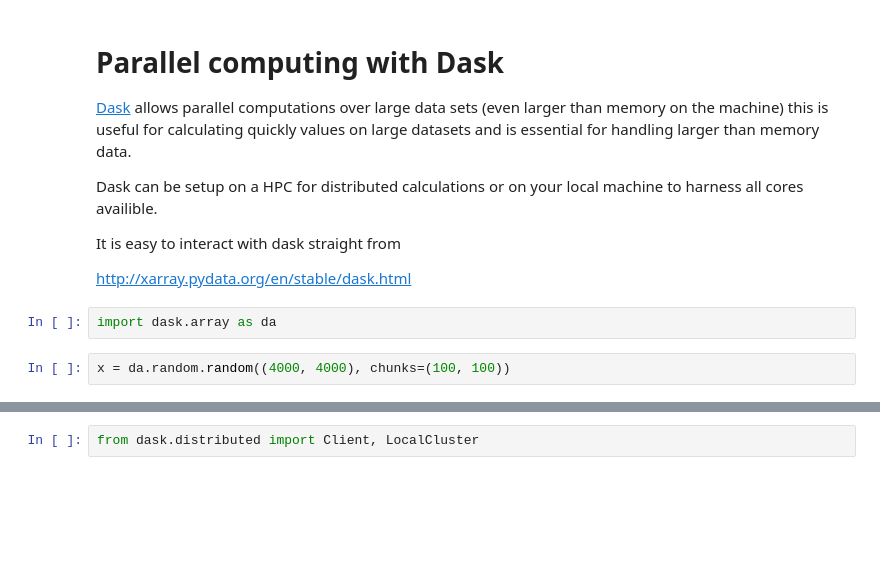
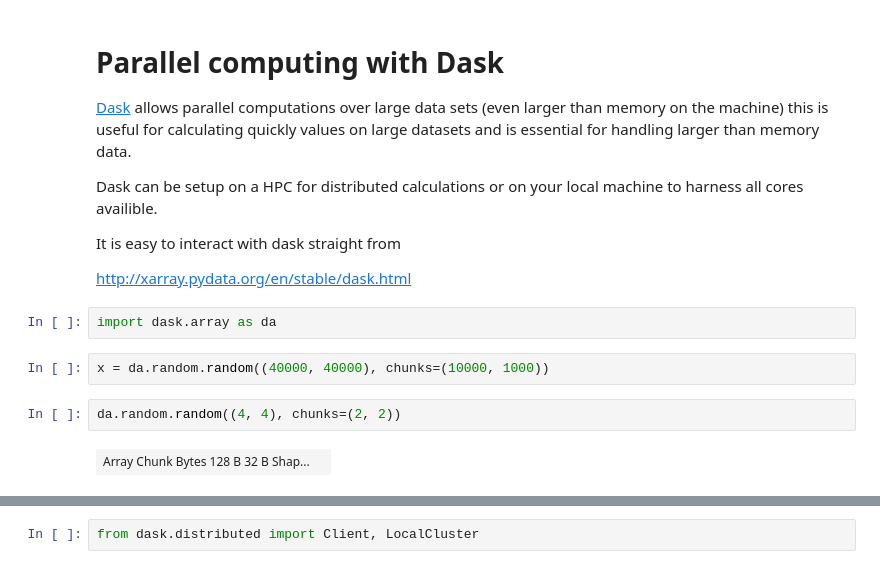
Before and after one commit to WesleyTheGeolien/Snakes-in-Space, a Jupyter notebook: Notebooks/05_xarray_dask/Dask.ipynb, the cells around one changed output, grey strips where cells are left out. Drawn from its saved outputs; the diff is of its cells as text; blank space fills up the shorter version.

```diff
--- a/Notebooks/05_xarray_dask/Dask.ipynb
+++ b/Notebooks/05_xarray_dask/Dask.ipynb
@@ -11,6 +11,10 @@ http://xarray.pydata.org/en/stable/dask.html
 # %%
 import dask.array as da
 # %%
-x = da.random.random((4000, 4000), chunks=(100, 100))
+x = da.random.random((40000, 40000), chunks=(10000, 1000))
+# %%
+da.random.random((4, 4), chunks=(2, 2))
+# %% [output]
+| Array Chunk Bytes 128 B 32 B Shap... |  |
 # %%
 x
```
Also changed, not shown: parts of 11 cells of this notebook, 1 other file.
